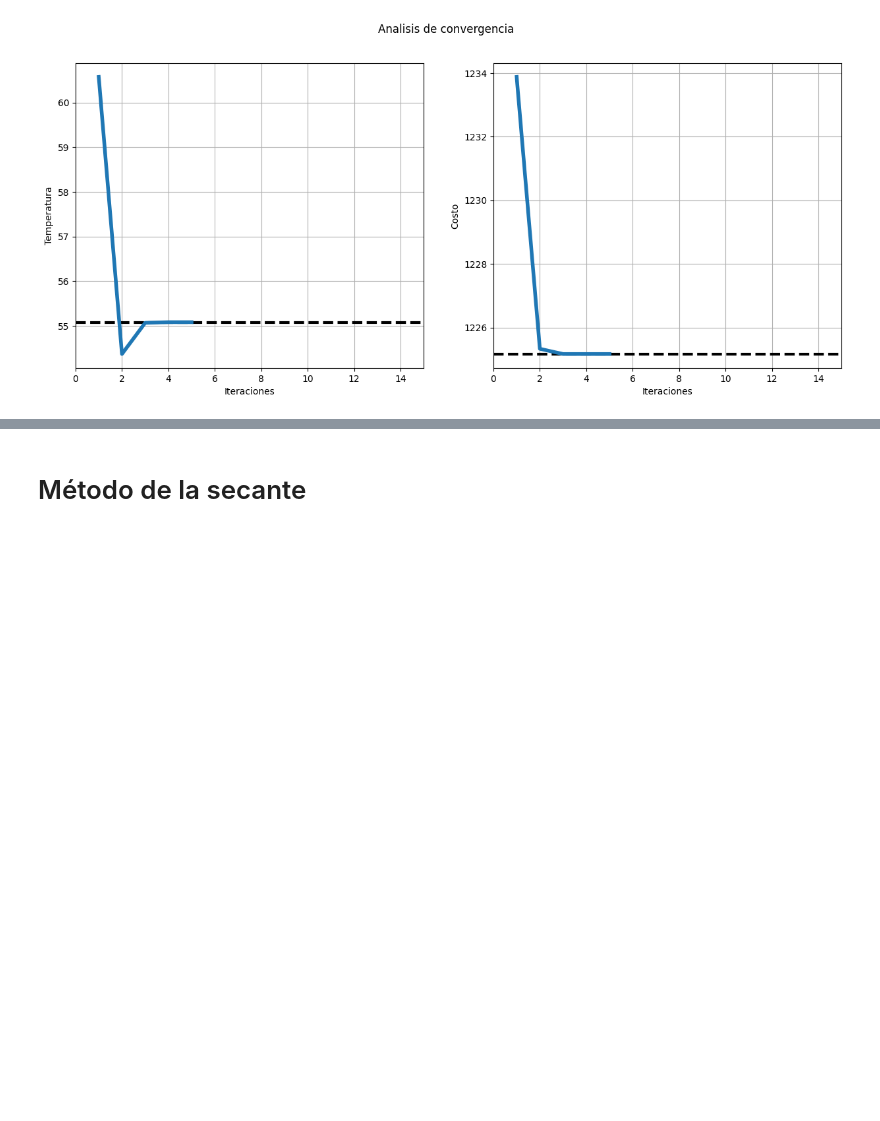
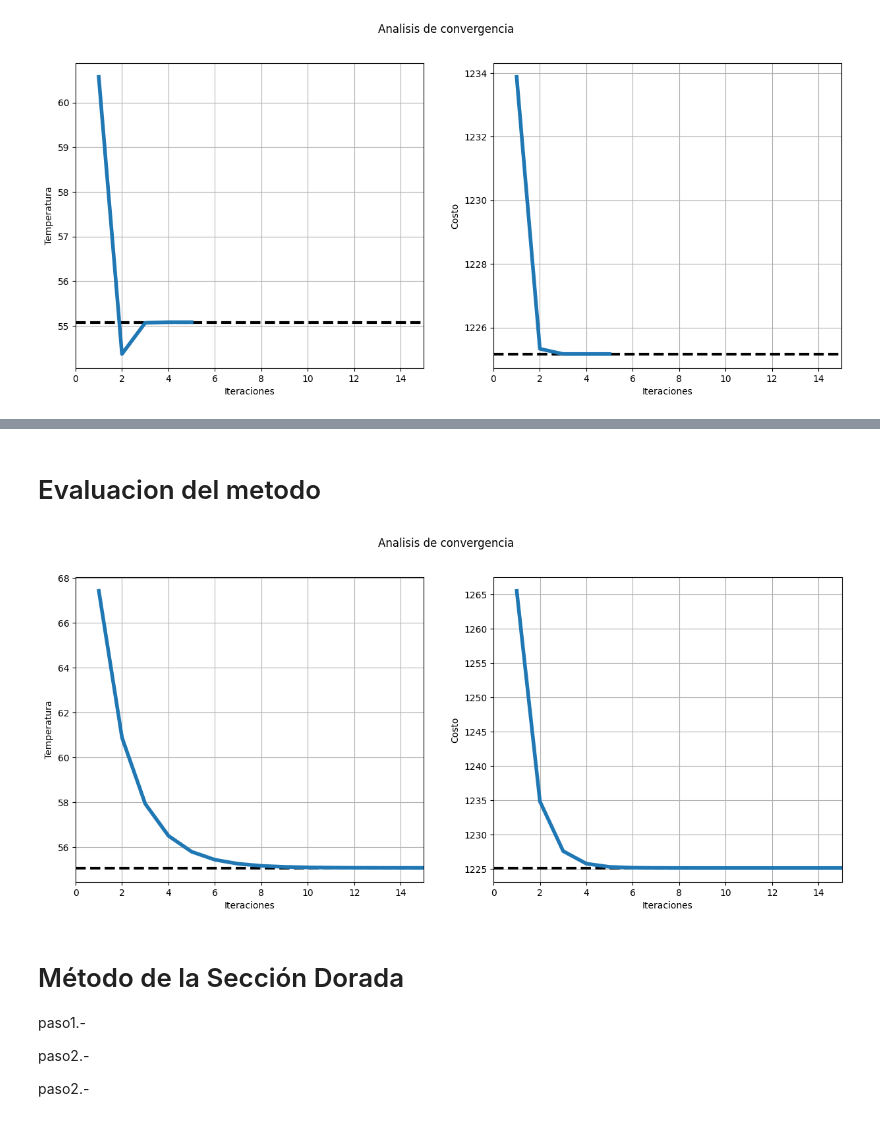
Before and after one commit to Marcosias0400/Optimizacion, a Jupyter notebook: Optimizacion_grad1D.ipynb, the cells around one changed output, grey strips where cells are left out. Saved outputs shown, nothing was run; the diff lists cells and outputs as text; code cells hidden in the pictures; blank space fills up the shorter version.

```diff
--- a/Optimizacion_grad1D.ipynb
+++ b/Optimizacion_grad1D.ipynb
@@ -272,0 +293,25 @@ evaluacion(reg)
+# %%
+def secante():
+  a,b=40,90
+  tol=0.001
+  cont=0
+  registro=[]
+  paso=True
+  while paso:
+    # Calcular la primera derivada en a
+    dU_a=d1U(a)
+    dU_b=d1U(b)
+    # Calculo de c
+    c=b-dU_b*(b-a)/(dU_b-dU_a)
+    if d1U(c)>0:
+      b=c
+    else:
+      a=c
+    cont+=1
+    registro.append([cont,c,U(c)])
+    if abs(d1U(c))<tol:
+      paso=False
+  return registro
+reg=secante()
+for m in reg:
+  print('It {:02} -- Temp: {:.10f} -- Costo {:.10f}'.format(m[0],m[1],m[2]))
@@ -273,2 +334,14 @@ evaluacion(reg)
+# %% [markdown]
+# Evaluacion del metodo
+# %%
+evaluacion(reg)
+# %% [output]
+[figure, added]
 # %% [markdown]
-# Método de la secante
+# Método de la Sección Dorada
+
+paso1.-
+
+paso2.-
+
+paso2.-
```
Also changed, not shown: parts of 2 cells of this notebook.
